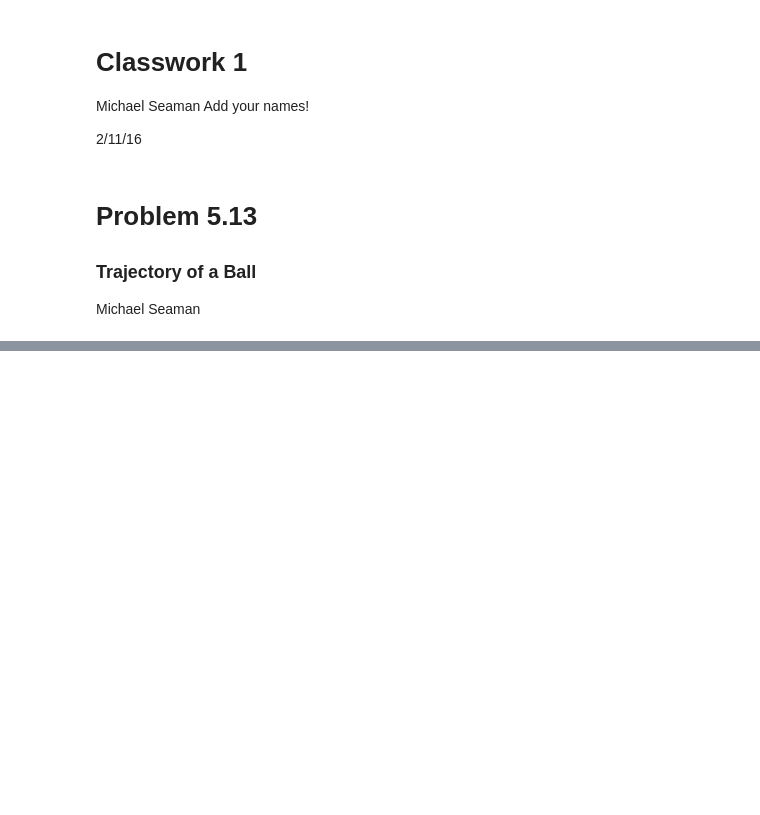
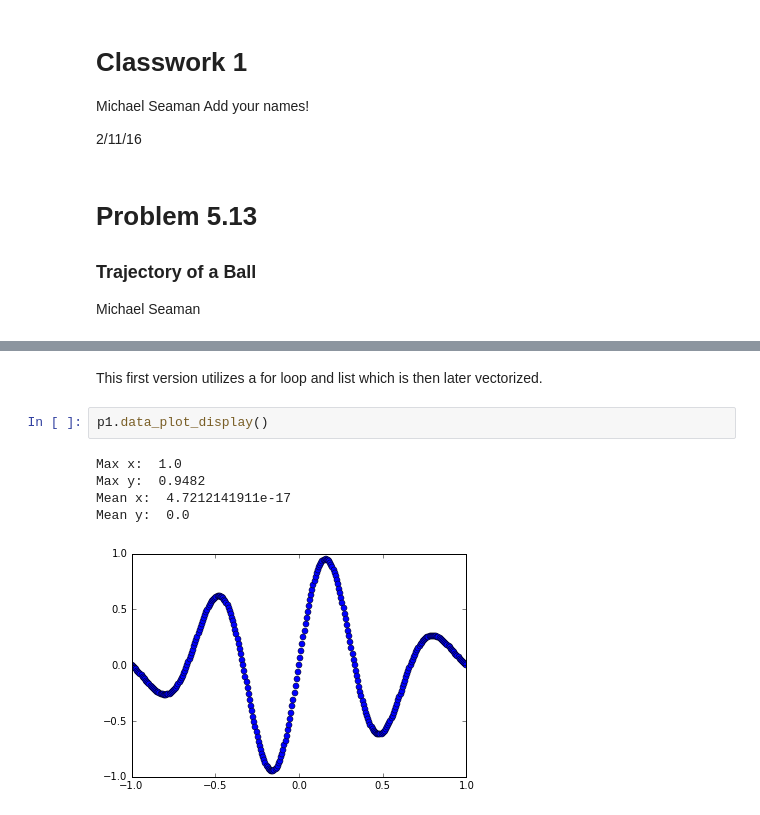
Before and after one commit to chapman-phys227-2016s/cw-2-classwork-team, a Jupyter notebook: Classwork 2.ipynb, the cells around one changed output, grey strips where cells are left out. Cells and saved outputs as stored; diff of their text form; blank space fills up the shorter version.

```diff
--- a/Classwork 2.ipynb
+++ b/Classwork 2.ipynb
@@ -21,0 +31,10 @@ Michael Seaman
+# %% [markdown]
+This first version utilizes a for loop and list which is then later vectorized.
+# %%
+p1.data_plot_display()
+# %% [output]
+Max x:  1.0
+Max y:  0.9482
+Mean x:  4.7212141911e-17
+Mean y:  0.0
+[figure, added]
```
Also changed, not shown: parts of 4 cells of this notebook, 1 other file.
